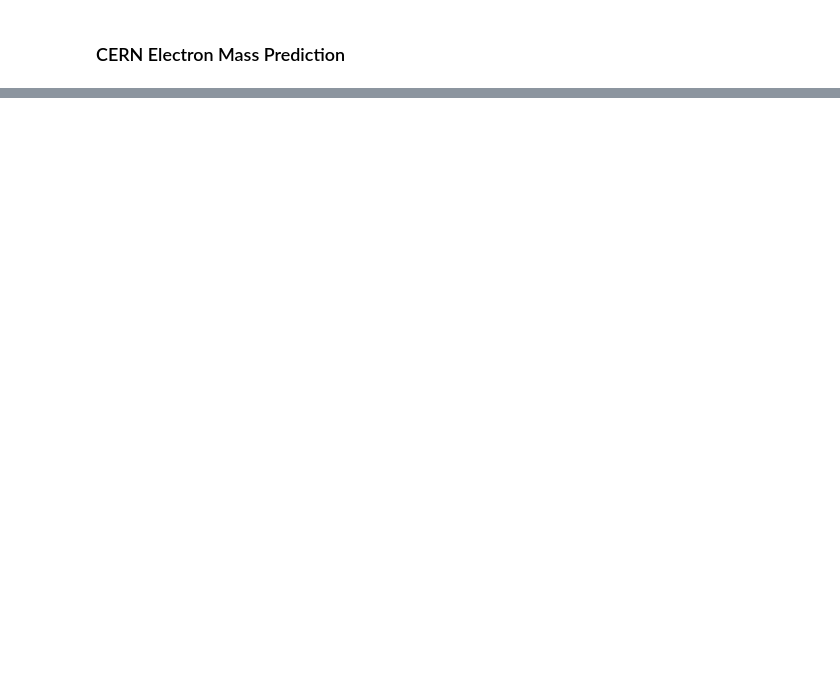
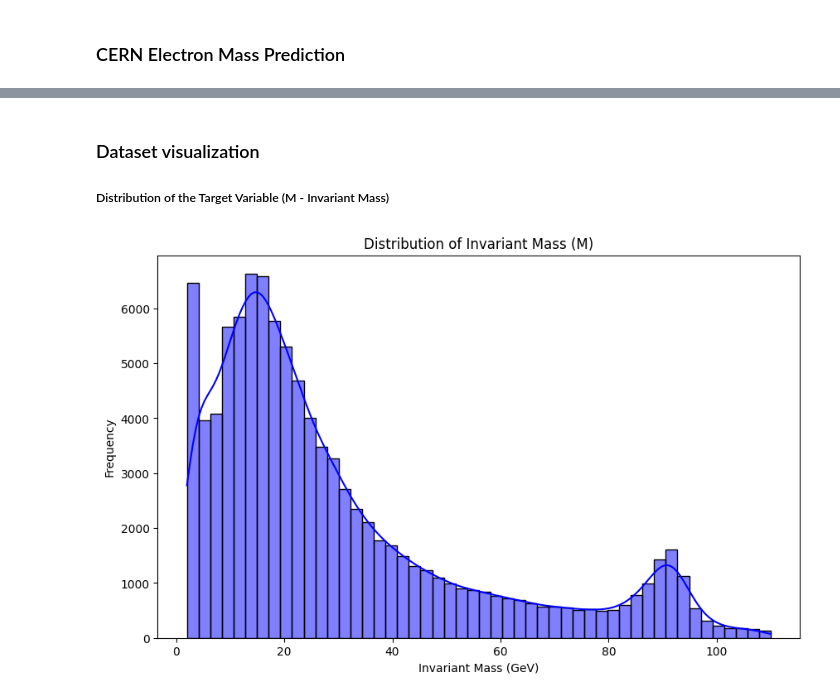
Before and after one commit to RafaeldeLimaThomaz/electron-mass-invariance-cern, a Jupyter notebook: massInvariant.ipynb, the cells around one changed output, grey strips where cells are left out. Saved outputs shown, nothing was run; the diff lists cells and outputs as text; code cells hidden in the pictures; blank space fills up the shorter version.

```diff
--- a/massInvariant.ipynb
+++ b/massInvariant.ipynb
@@ -15,0 +21,6 @@ ModuleNotFoundError: No module named 'lightgbm'
+# %%
+# Load dataset
+df = pd.read_csv('dielectron.csv')
+
+# Display the first five rows
+df.head()
@@ -15,0 +92,13 @@ ModuleNotFoundError: No module named 'lightgbm'
+# %% [markdown]
+### Dataset visualization
+##### Distribution of the Target Variable (M - Invariant Mass)
+# %%
+# Histogram of the target variable
+plt.figure(figsize=(10,6))
+sns.histplot(df['M'], kde=True, bins=50, color='blue')
+plt.title('Distribution of Invariant Mass (M)')
+plt.xlabel('Invariant Mass (GeV)')
+plt.ylabel('Frequency')
+plt.show()
+# %% [output]
+[figure, added]
```
Also changed, not shown: parts of 42 cells of this notebook.
